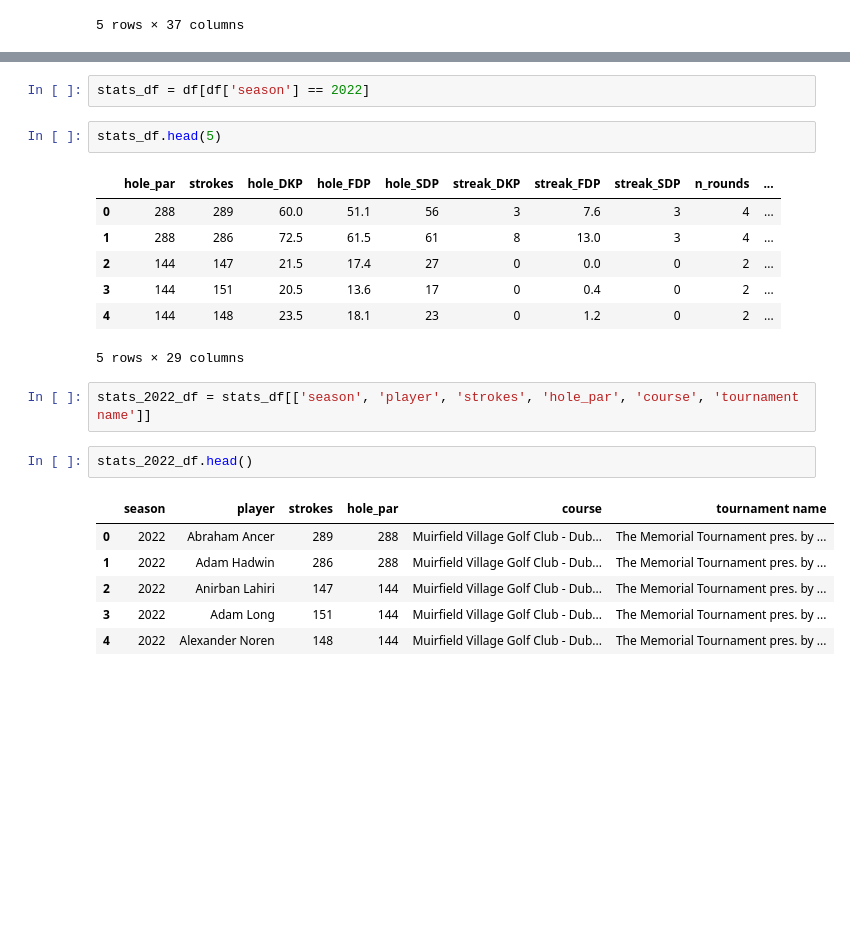
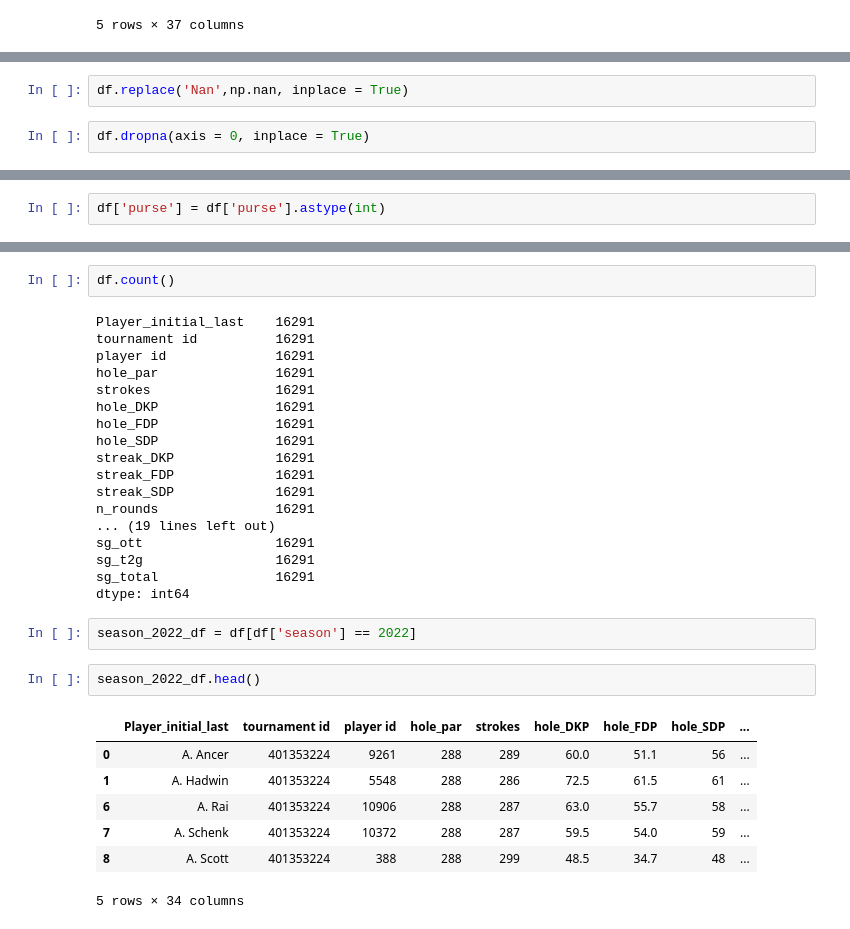
Before and after one commit to LawrenceGilligan/Data_Skills, a Jupyter notebook: Data_Cleaning/Cleaning_PGA_Data.ipynb, the cells around one changed output, grey strips where cells are left out. Drawn from its saved outputs; the diff is of its cells as text; blank space fills up the shorter version.

```diff
--- a/Data_Cleaning/Cleaning_PGA_Data.ipynb
+++ b/Data_Cleaning/Cleaning_PGA_Data.ipynb
@@ -19,0 +44,4 @@ df.head()
+# %%
+df.replace('Nan',np.nan, inplace = True)
+# %%
+df.dropna(axis = 0, inplace = True)
@@ -19,0 +68,2 @@ df.head()
+# %%
+df['purse'] = df['purse'].astype(int)
@@ -20,23 +80,32 @@ df.head()
+# %%
+df.count()
+# %% [output]
+Player_initial_last    16291
+tournament id          16291
+player id              16291
+hole_par               16291
+strokes                16291
+hole_DKP               16291
+hole_FDP               16291
+hole_SDP               16291
+streak_DKP             16291
+streak_FDP             16291
+streak_SDP             16291
+n_rounds               16291
+... (19 lines left out)
+sg_ott                 16291
+sg_t2g                 16291
+sg_total               16291
+dtype: int64
 # %%
-stats_df = df[df['season'] == 2022]
+season_2022_df = df[df['season'] == 2022]
-# %%
-stats_df.head(5)
-# %% [output]
-|  | hole_par | strokes | hole_DKP | hole_FDP | hole_SDP | streak_DKP | streak_FDP | streak_SDP | n_rounds | ... |
-| 0 | 288 | 289 | 60.0 | 51.1 | 56 | 3 | 7.6 | 3 | 4 | ... |
-| 1 | 288 | 286 | 72.5 | 61.5 | 61 | 8 | 13.0 | 3 | 4 | ... |
-| 2 | 144 | 147 | 21.5 | 17.4 | 27 | 0 | 0.0 | 0 | 2 | ... |
-| 3 | 144 | 151 | 20.5 | 13.6 | 17 | 0 | 0.4 | 0 | 2 | ... |
-| 4 | 144 | 148 | 23.5 | 18.1 | 23 | 0 | 1.2 | 0 | 2 | ... |
-5 rows × 29 columns
-# %%
-stats_2022_df = stats_df[['season', 'player', 'strokes', 'hole_par', 'course', 'tournament name']]
 # %%
-stats_2022_df.head()
+season_2022_df.head()
 # %% [output]
-|  | season | player | strokes | hole_par | course | tournament name |
-| 0 | 2022 | Abraham Ancer | 289 | 288 | Muirfield Village Golf Club - Dub... | The Memorial Tournament pres. by ... |
-| 1 | 2022 | Adam Hadwin | 286 | 288 | Muirfield Village Golf Club - Dub... | The Memorial Tournament pres. by ... |
-| 2 | 2022 | Anirban Lahiri | 147 | 144 | Muirfield Village Golf Club - Dub... | The Memorial Tournament pres. by ... |
-| 3 | 2022 | Adam Long | 151 | 144 | Muirfield Village Golf Club - Dub... | The Memorial Tournament pres. by ... |
-| 4 | 2022 | Alexander Noren | 148 | 144 | Muirfield Village Golf Club - Dub... | The Memorial Tournament pres. by ... |
+|  | Player_initial_last | tournament id | player id | hole_par | strokes | hole_DKP | hole_FDP | hole_SDP | ... |
+| 0 | A. Ancer | 401353224 | 9261 | 288 | 289 | 60.0 | 51.1 | 56 | ... |
+| 1 | A. Hadwin | 401353224 | 5548 | 288 | 286 | 72.5 | 61.5 | 61 | ... |
+| 6 | A. Rai | 401353224 | 10906 | 288 | 287 | 63.0 | 55.7 | 58 | ... |
+| 7 | A. Schenk | 401353224 | 10372 | 288 | 287 | 59.5 | 54.0 | 59 | ... |
+| 8 | A. Scott | 401353224 | 388 | 288 | 299 | 48.5 | 34.7 | 48 | ... |
+5 rows × 34 columns
```
Also changed, not shown: parts of 9 cells of this notebook, 1 other file.
